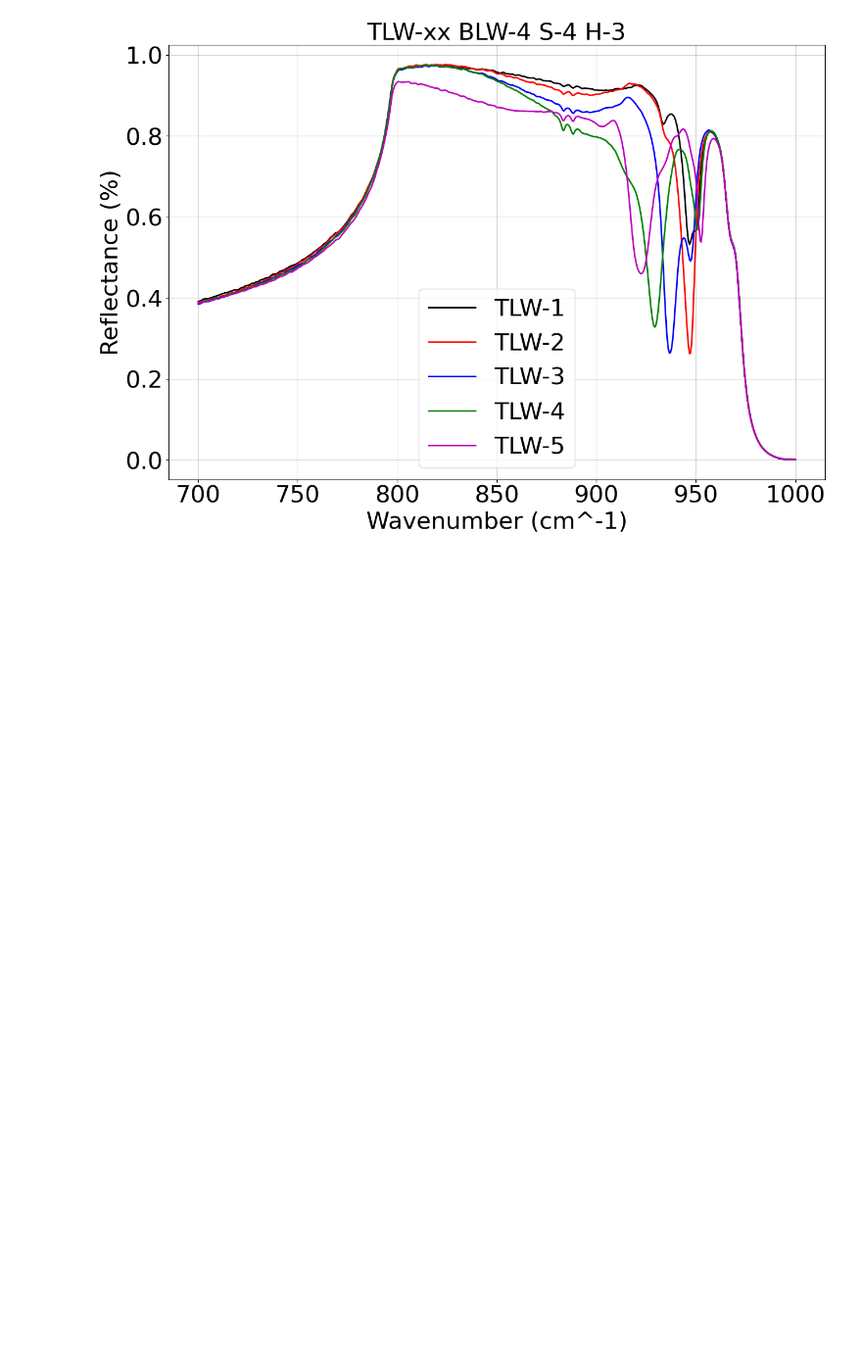
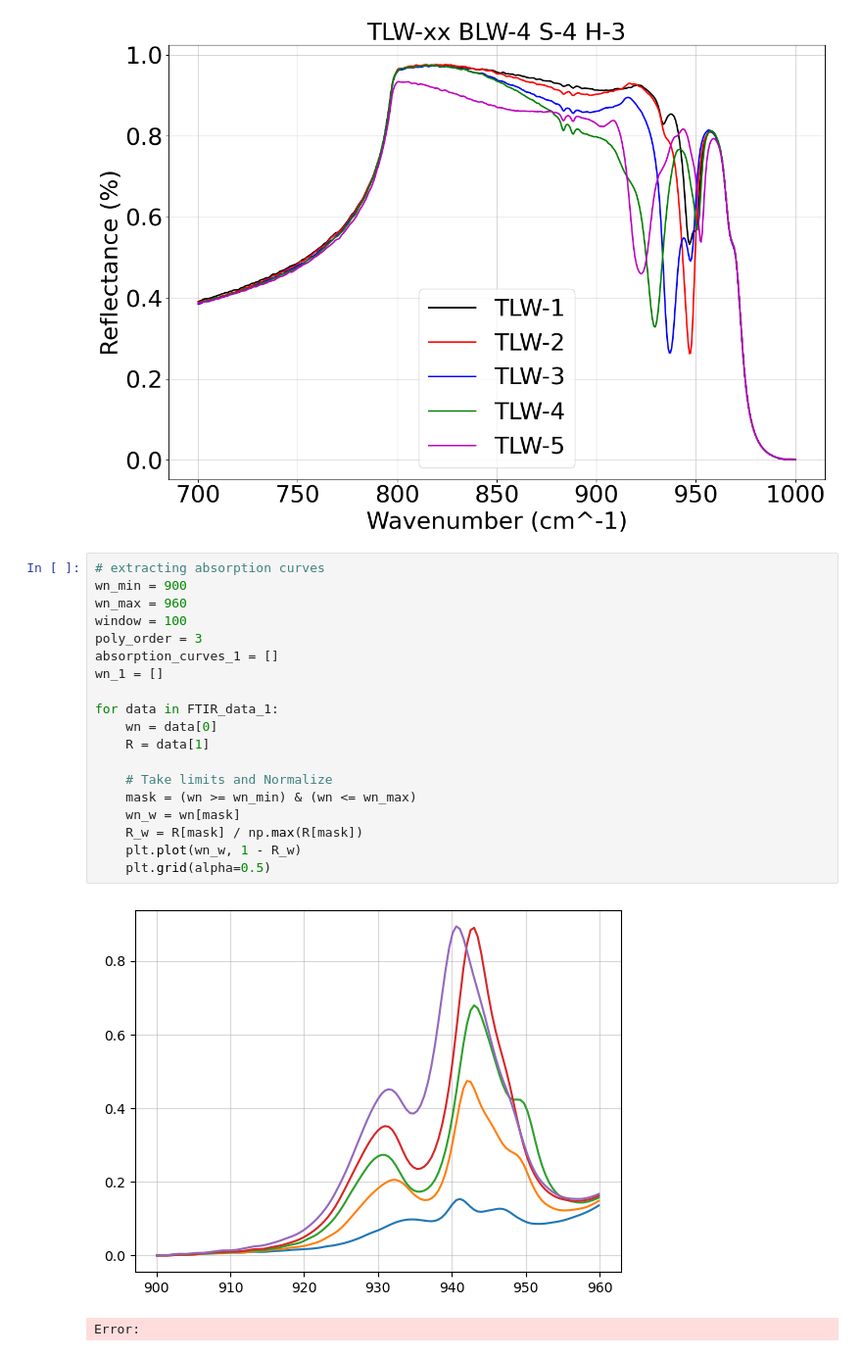
Before and after one commit to mill0851/capstone_SiC_gratings, a Jupyter notebook: FTIR_Plots.ipynb, the cells around one changed output. Shown at 98% size. Drawn from its saved outputs; the diff is of its cells as text; blank space fills up the shorter version.

Commit message:
added some FTIR feature extraction code

```diff
--- a/FTIR_Plots.ipynb
+++ b/FTIR_Plots.ipynb
@@ -206,3 +225,25 @@ plot_FTIR(FTIR_data_5, title_5, xlabel, ylabel, legend_keys_5)
 [figure]
 [figure]
 [figure]
+# %%
+# extracting absorption curves
+wn_min = 900
+wn_max = 960
+window = 100
+poly_order = 3
+absorption_curves_1 = []
+wn_1 = []
+
+for data in FTIR_data_1:
+    wn = data[0]
+    R = data[1]
+
+    # Take limits and Normalize
+    mask = (wn >= wn_min) & (wn <= wn_max)
+    wn_w = wn[mask]
+    R_w = R[mask] / np.max(R[mask])
+    plt.plot(wn_w, 1 - R_w)
+    plt.grid(alpha=0.5)
+# %% [output]
+[figure, added]
+Error:
```
Also changed, not shown: parts of 2 cells of this notebook, 5 other files.
